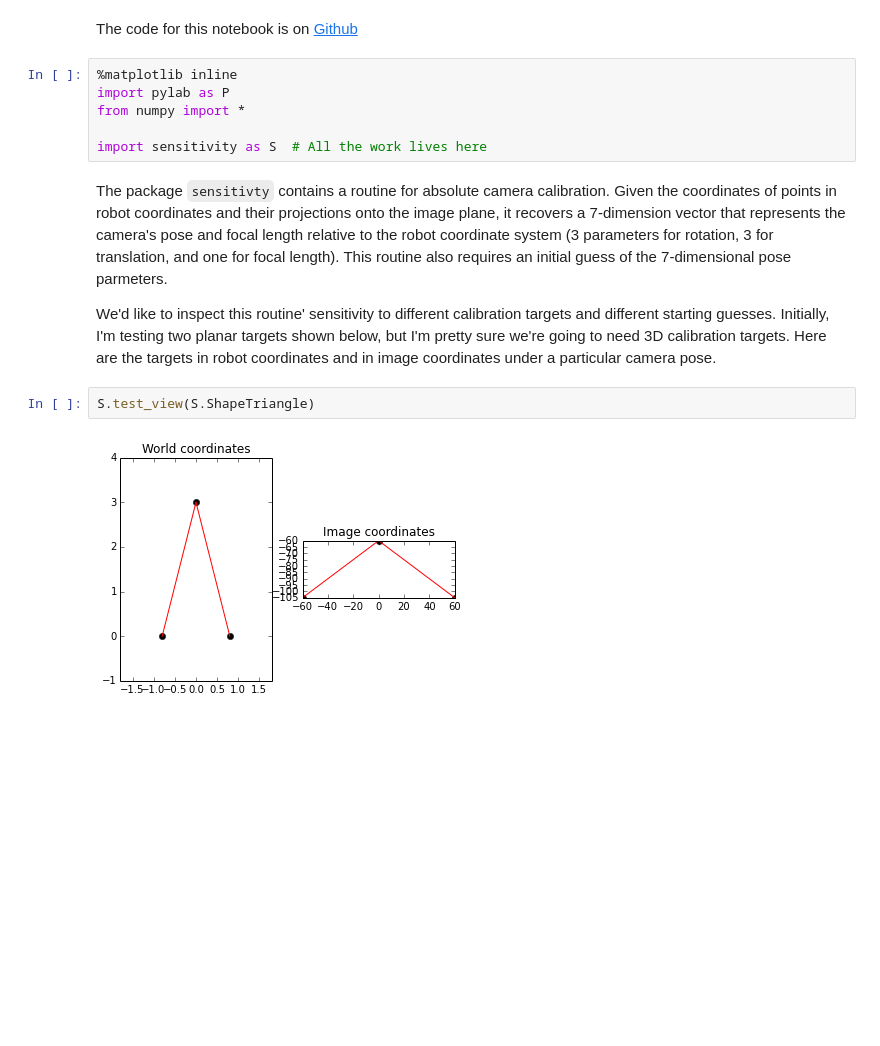
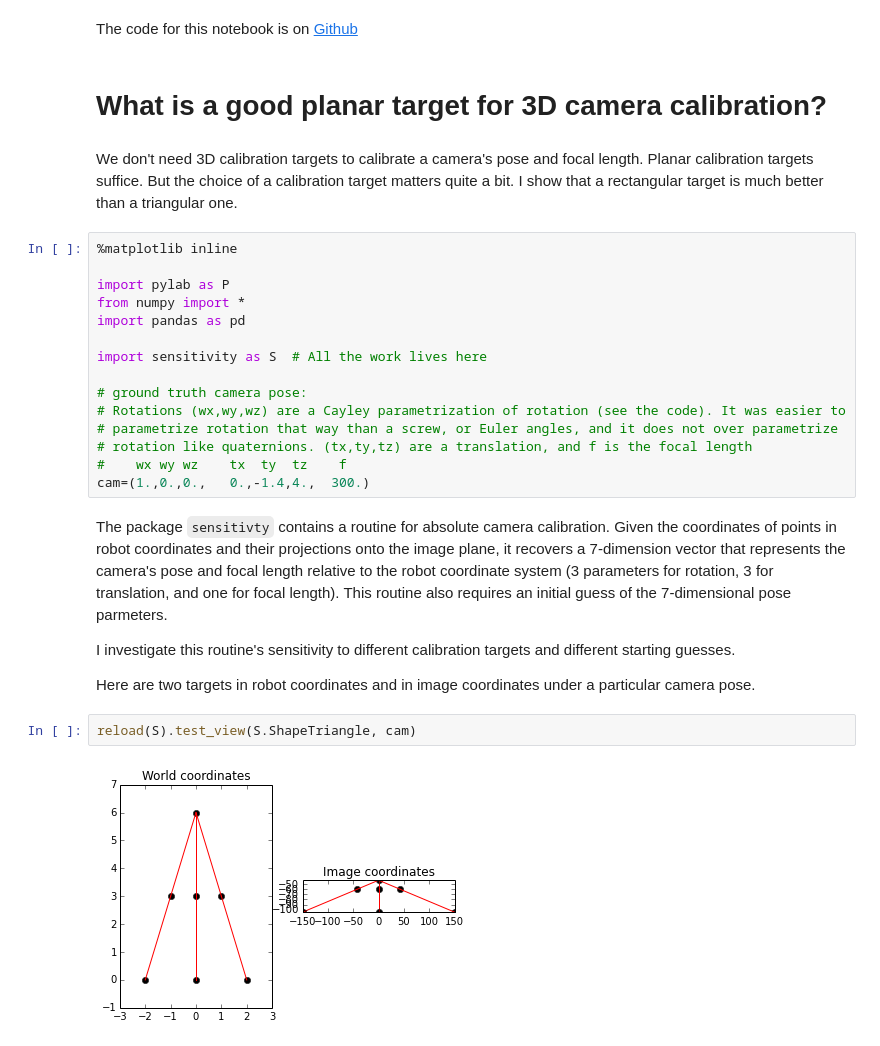
Before and after one commit to a-rahimi/3D-calibration-sensitivity, a Jupyter notebook: Sensitivity.ipynb, the cells around one changed output. Cells and saved outputs as stored; diff of their text form; blank space fills up the shorter version.

```diff
--- a/Sensitivity.ipynb
+++ b/Sensitivity.ipynb
@@ -1,17 +1,32 @@
 # %% [markdown]
 The code for this notebook is on [Github](https://github.com/a-rahimi/3D-calibration-sensitivity)
-# %%
-%matplotlib inline
-import pylab as P
-from numpy import *
-
-import sensitivity as S  # All the work lives here
+# %% [markdown]
+# What is a good planar target for 3D camera calibration?
+# %% [markdown]
+We don't need 3D calibration targets to calibrate a camera's pose and focal length. Planar calibration targets suffice. But the choice of a calibration target matters quite a bit. I show that a rectangular target is much better than a triangular one.
+# %%
+%matplotlib inline
+
+import pylab as P
+from numpy import *
+import pandas as pd
+
+import sensitivity as S  # All the work lives here
+
+# ground truth camera pose:
+# Rotations (wx,wy,wz) are a Cayley parametrization of rotation (see the code). It was easier to
+# parametrize rotation that way than a screw, or Euler angles, and it does not over parametrize
+# rotation like quaternions. (tx,ty,tz) are a translation, and f is the focal length
+#    wx wy wz    tx  ty  tz    f
+cam=(1.,0.,0.,   0.,-1.4,4.,  300.)
 # %% [markdown]
 The package `sensitivty` contains a routine for absolute camera calibration. Given the coordinates of points in robot coordinates and their projections onto the image plane, it recovers a 7-dimension vector that represents the camera's pose and focal length relative to the robot coordinate system (3 parameters for rotation, 3 for translation, and one for focal length). This routine also requires an initial guess of the 7-dimensional pose parmeters.
 
-We'd like to inspect this routine' sensitivity to different calibration targets and different starting guesses. Initially, I'm testing two planar targets shown below, but I'm pretty sure we're going to need 3D calibration targets. Here are the targets in robot coordinates and in image coordinates under a particular camera pose.
+I investigate this routine's sensitivity to different calibration targets and different starting guesses.
+
+Here are two targets in robot coordinates and in image coordinates under a particular camera pose.
 # %%
-S.test_view(S.ShapeTriangle)
+reload(S).test_view(S.ShapeTriangle, cam)
 # %% [output]
-[figure, old version]
+[figure, new version]
 # %%
```
Also changed, not shown: parts of 12 cells of this notebook.
